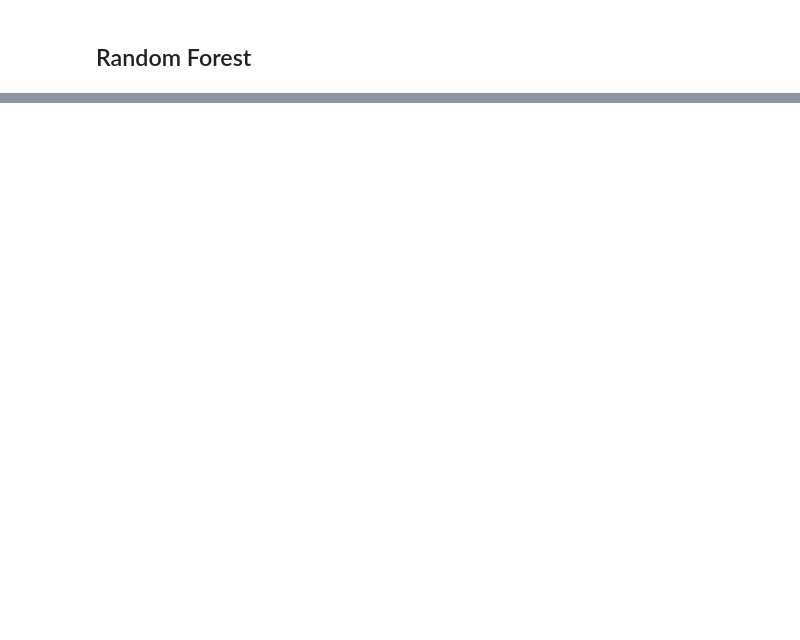
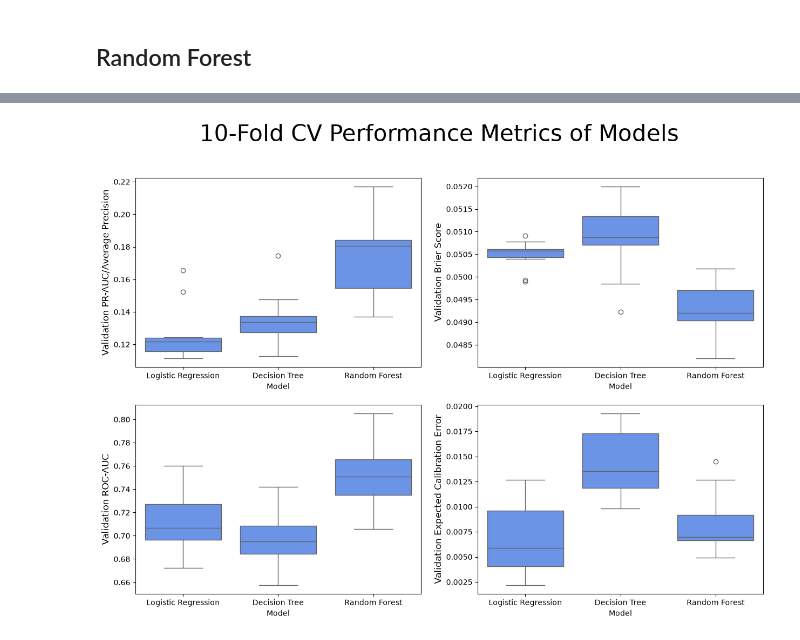
Before and after one commit to ray-chav/stop-and-search, a Jupyter notebook: scripts/modeling/preprocessing_pipeline.ipynb, the cells around one changed output, grey strips where cells are left out. Saved outputs shown, nothing was run; the diff lists cells and outputs as text; code cells hidden in the pictures; blank space fills up the shorter version.

```diff
--- a/scripts/modeling/preprocessing_pipeline.ipynb
+++ b/scripts/modeling/preprocessing_pipeline.ipynb
@@ -19,6 +22,5 @@ from sklearn.base import clone
 # %%
-train_df = pd.read_csv(r"/data/cleaned_data/stop_search_train1.csv", index_col=0)
-test_df = pd.read_csv(r"/data/cleaned_data/stop_search_test1.csv", index_col=0)
+train_df = pd.read_csv(r"C:\Users\gelet\PycharmProjects\stop-and-search\data\cleaned_data\stop_search_test1.csv", index_col=0)
 # %% [markdown]
 # Preprocessing before pipeline and modeling
 ## We drop unnecessary columns, define categorical and discrete/numerical columns for imputation, and convert categorical variables into strings
@@ -162,7 +172,7 @@ lr = LogisticRegression(l1_ratio=1, C = 0.012742749857031334, max_iter = 1000, r
 
 pipeline = build_pipeline(lr, cat_cols, dis_cols, scale_cols)
 
-cv = StratifiedKFold(n_splits=5, shuffle=True, random_state=10)
+cv = StratifiedKFold(n_splits=10, shuffle=True, random_state=10)
 
-cross_val_scores = cross_validate(pipeline, X_train, y_train, cv=cv, scoring=["accuracy", "balanced_accuracy", "precision", "recall", "roc_auc", "f1"], return_train_score=True, n_jobs=1, error_score="raise")
+lr_cross_val_scores = cross_validate(pipeline, X_train, y_train, cv=cv, scoring={"average_precision":"average_precision", "roc_auc":"roc_auc", "neg_brier_score":"neg_brier_score", "neg_ece":ece}, return_train_score=True, error_score="raise", verbose=2)
 # %% [output]
@@ -225,15 +212,11 @@ train_f1         0.007 ± 0.002
 # %% [markdown]
 ## Random Forest
 # %%
-rf = RandomForestClassifier(max_depth=10, random_state=10, min_samples_leaf = 2, min_samples_split = 5, n_estimators=100)
+rf = RandomForestClassifier(criterion="gini", max_depth=None, min_samples_split=13, min_samples_leaf=11, max_features="log2", random_state=10)
 
-pipeline = build_simple_pipeline(rf, cat_cols, dis_cols, scale_cols)
+pipeline = build_pipeline(rf, cat_cols, dis_cols, scale_cols)
 
-cv = StratifiedKFold(n_splits=5, shuffle=True, random_state=10)
+cv = StratifiedKFold(n_splits=10, shuffle=True, random_state=10)
 
-rf_cross_val_scores = cross_validate(pipeline, X_train, y_train, cv=cv, scoring=["accuracy", "balanced_accuracy", "precision", "recall", "roc_auc", "f1"], return_train_score=True, n_jobs=1, error_score="raise")
-
-for k, v in rf_cross_val_scores.items():
-    if k.startswith(("test_", "train_")):
-            print(f"{k} {v.mean()} ± {v.std()}")
+rf_cross_val_scores = cross_validate(pipeline, X_train, y_train, cv=cv, scoring={"average_precision":"average_precision", "roc_auc":"roc_auc", "neg_brier_score":"neg_brier_score", "neg_ece":ece}, return_train_score=True, error_score="raise", verbose=2)
 # %% [output]
@@ -251,0 +298,6 @@ train_f1         0.038 ± 0.007
+# %%
+lr_scores["Model"] = "Logistic Regression"
+dt_scores["Model"] = "Decision Tree"
+rf_scores["Model"] = "Random Forest"
+scores = pd.concat([lr_scores, dt_scores, rf_scores])
+scores
@@ -251,0 +322,20 @@ train_f1         0.038 ± 0.007
+# %%
+fig, axs = plt.subplots(2,2, figsize=(15,10))
+
+sns.boxplot(scores, x = "Model", y = "test_average_precision", order=["Logistic Regression", "Decision Tree", "Random Forest"], ax = axs[0,0])
+axs[0,0].set_ylabel("Validation PR-AUC/Average Precision", fontsize=12)
+
+sns.boxplot(scores, x = "Model", y = "test_brier_score", order=["Logistic Regression", "Decision Tree", "Random Forest"], ax = axs[0,1])
+axs[0,1].set_ylabel("Validation Brier Score", fontsize=12)
+
+sns.boxplot(scores, x = "Model", y = "test_roc_auc", order=["Logistic Regression", "Decision Tree", "Random Forest"], ax = axs[1,0])
+axs[1,0].set_ylabel("Validation ROC-AUC", fontsize=12)
+
+sns.boxplot(scores, x = "Model", y = "test_ece", order=["Logistic Regression", "Decision Tree", "Random Forest"], ax = axs[1,1])
+axs[1,1].set_ylabel("Validation Expected Calibration Error", fontsize=12)
+
+plt.suptitle("10-Fold CV Performance Metrics of Models", fontsize=30)
+plt.savefig(r"C:\Users\gelet\PycharmProjects\stop-and-search\plots\cv_models_boxplot.png", bbox_inches="tight")
+plt.show()
+# %% [output]
+[figure, added]
```
Also changed, not shown: parts of 14 cells of this notebook, 6 other files.
